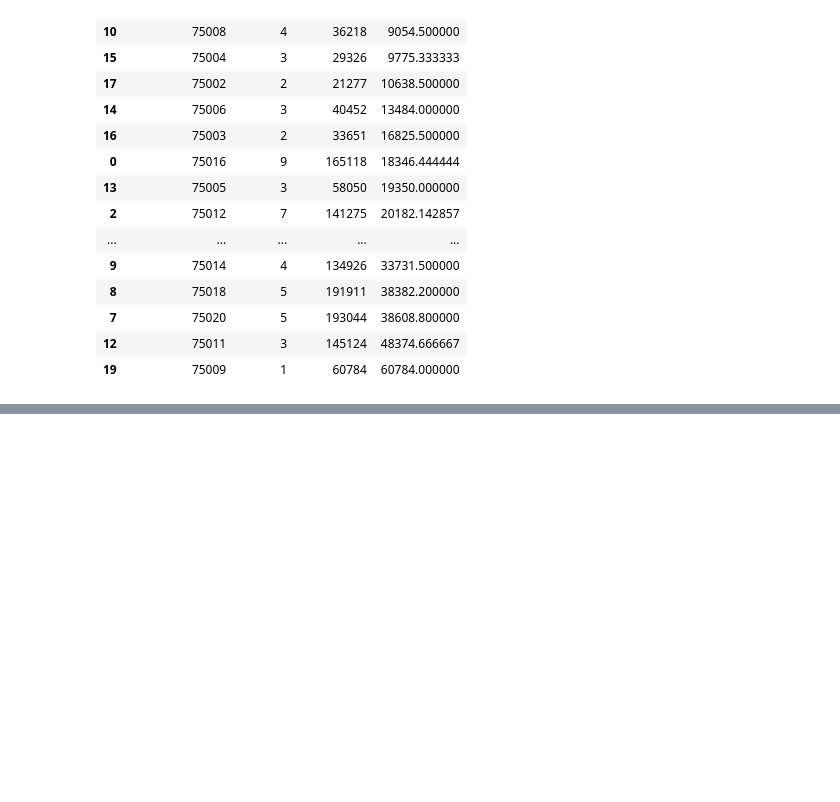
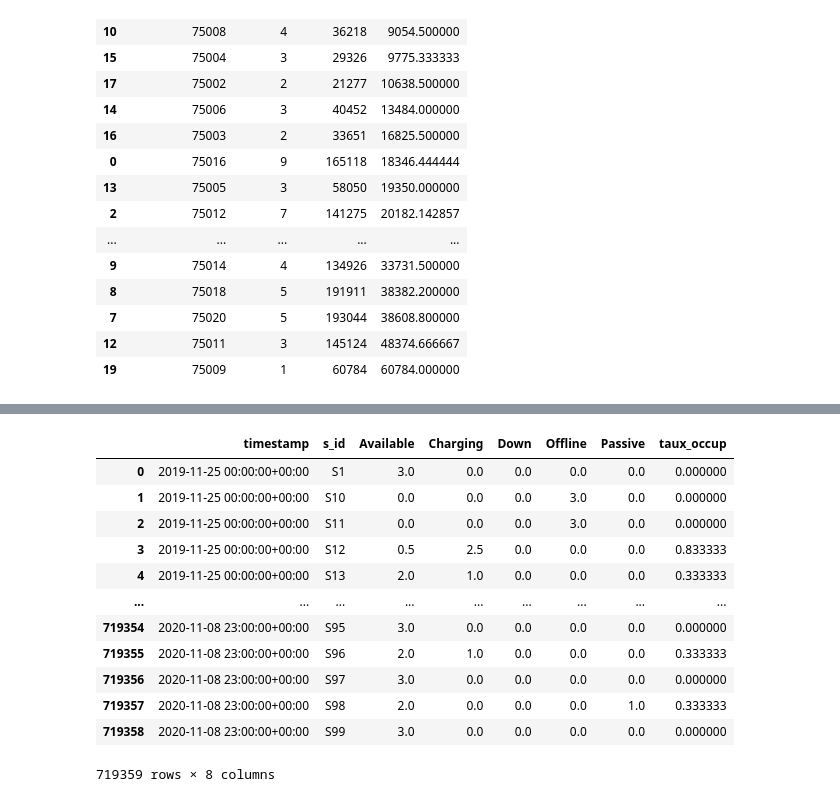
Before and after one commit to dantruski/Projet-Python-DS-Belib, a Jupyter notebook: main.ipynb, the cells around one changed output, grey strips where cells are left out. Saved outputs shown, nothing was run; the diff lists cells and outputs as text; code cells hidden in the pictures; blank space fills up the shorter version.

```diff
--- a/main.ipynb
+++ b/main.ipynb
@@ -221,0 +218,21 @@ merged_df = pd.merge(status_counts, df_static_s_id [['s_id', 'latitude', 'longit
+# %%
+merged_df_grouped = merged_df.sort_values(by=['s_id', 'timestamp'])[["timestamp","s_id","Available","Charging","Down","Offline","Passive"]]
+merged_df_grouped.set_index('timestamp', inplace=True)
+hourly_df = merged_df_grouped.groupby([pd.Grouper(freq='H'), 's_id']).mean()
+hourly_df['taux_occup']=(hourly_df['Charging']+hourly_df['Passive'])/3
+hourly_df.reset_index(inplace=True)
+hourly_df
+# %% [output]
+|  | timestamp | s_id | Available | Charging | Down | Offline | Passive | taux_occup |
+| 0 | 2019-11-25 00:00:00+00:00 | S1 | 3.0 | 0.0 | 0.0 | 0.0 | 0.0 | 0.000000 |
+| 1 | 2019-11-25 00:00:00+00:00 | S10 | 0.0 | 0.0 | 0.0 | 3.0 | 0.0 | 0.000000 |
+| 2 | 2019-11-25 00:00:00+00:00 | S11 | 0.0 | 0.0 | 0.0 | 3.0 | 0.0 | 0.000000 |
+| 3 | 2019-11-25 00:00:00+00:00 | S12 | 0.5 | 2.5 | 0.0 | 0.0 | 0.0 | 0.833333 |
+| 4 | 2019-11-25 00:00:00+00:00 | S13 | 2.0 | 1.0 | 0.0 | 0.0 | 0.0 | 0.333333 |
+| ... | ... | ... | ... | ... | ... | ... | ... | ... |
+| 719354 | 2020-11-08 23:00:00+00:00 | S95 | 3.0 | 0.0 | 0.0 | 0.0 | 0.0 | 0.000000 |
+| 719355 | 2020-11-08 23:00:00+00:00 | S96 | 2.0 | 1.0 | 0.0 | 0.0 | 0.0 | 0.333333 |
+| 719356 | 2020-11-08 23:00:00+00:00 | S97 | 3.0 | 0.0 | 0.0 | 0.0 | 0.0 | 0.000000 |
+| 719357 | 2020-11-08 23:00:00+00:00 | S98 | 2.0 | 0.0 | 0.0 | 0.0 | 1.0 | 0.333333 |
+| 719358 | 2020-11-08 23:00:00+00:00 | S99 | 3.0 | 0.0 | 0.0 | 0.0 | 0.0 | 0.000000 |
+719359 rows × 8 columns
```
Also changed, not shown: parts of 3 cells of this notebook.
